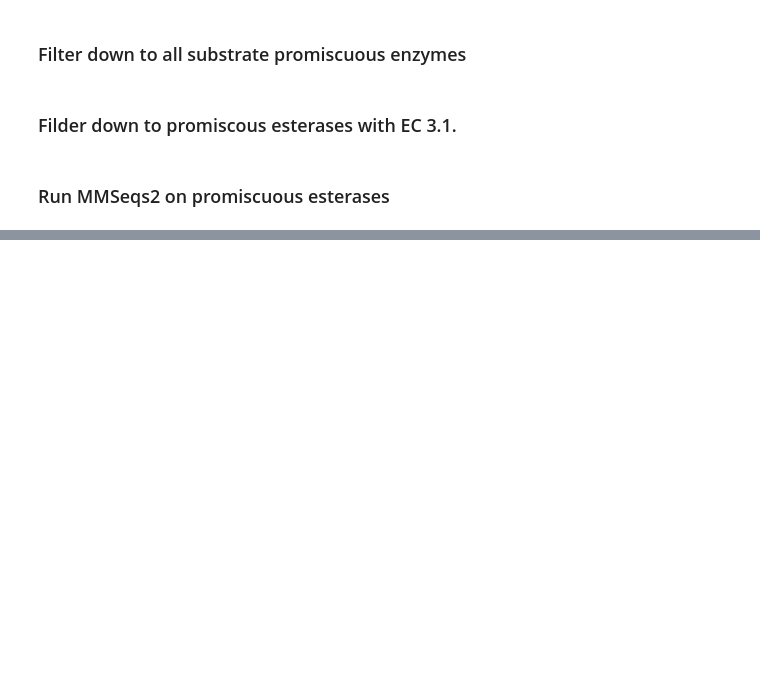
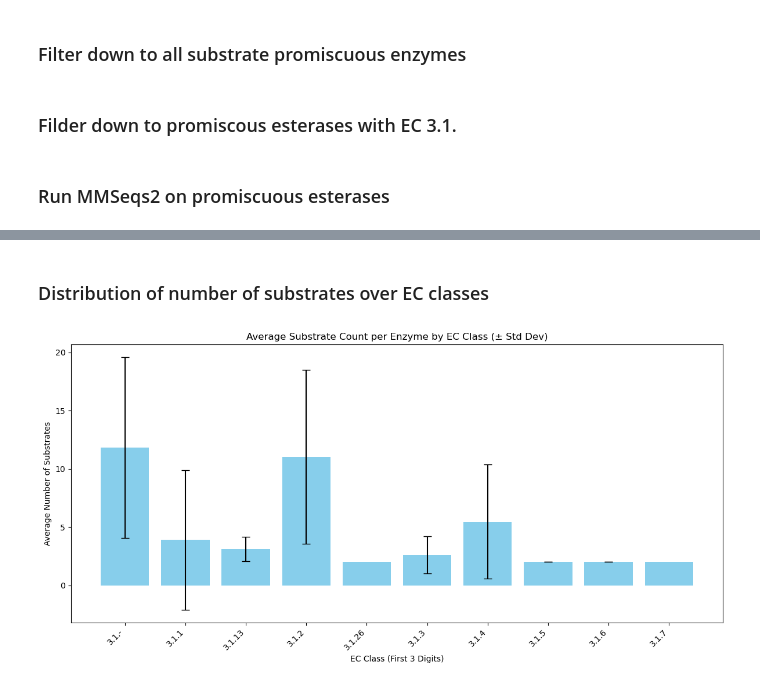
Before and after one commit to HelenSchmid/masterthesis, a Jupyter notebook: manuscript/N5_create_train_test_splits.ipynb, the cells around one changed output, grey strips where cells are left out. Saved outputs shown, nothing was run; the diff lists cells and outputs as text; code cells hidden in the pictures; blank space fills up the shorter version.

```diff
--- a/manuscript/N5_create_train_test_splits.ipynb
+++ b/manuscript/N5_create_train_test_splits.ipynb
@@ -223,0 +262,25 @@ plot_ec_class_pie_chart(df_val_stratified, ec_column='EC number', ec_level=3, ti
+# %% [markdown]
+### Distribution of number of substrates over EC classes
+# %%
+import matplotlib.pyplot as plt
+
+# Number of substrates per UniprotID
+substrate_counts = df.groupby('UniprotID').size().reset_index(name='n_substrates')
+df_ec = df[['UniprotID', 'EC number']].drop_duplicates()
+df_ec['EC_prefix'] = df_ec['EC number'].apply(
+    lambda x: '.'.join(x.split('.')[:3]) if isinstance(x, str) else None
+)
+
+df_merged = df_ec.merge(substrate_counts, on='UniprotID')
+ec_stats = df_merged.groupby('EC_prefix')['n_substrates'].agg(['mean', 'std', 'count']).reset_index()
+
+plt.figure(figsize=(12, 6))
+plt.bar(ec_stats['EC_prefix'], ec_stats['mean'], yerr=ec_stats['std'], capsize=5, color='skyblue')
+plt.ylabel('Average Number of Substrates')
+plt.xlabel('EC Class (First 3 Digits)')
+plt.title('Average Substrate Count per Enzyme by EC Class (± Std Dev)')
+plt.xticks(rotation=45, ha='right')
+plt.tight_layout()
+plt.show()
+# %% [output]
+[figure, added]
```
Also changed, not shown: parts of 10 cells of this notebook, 4 other files.
